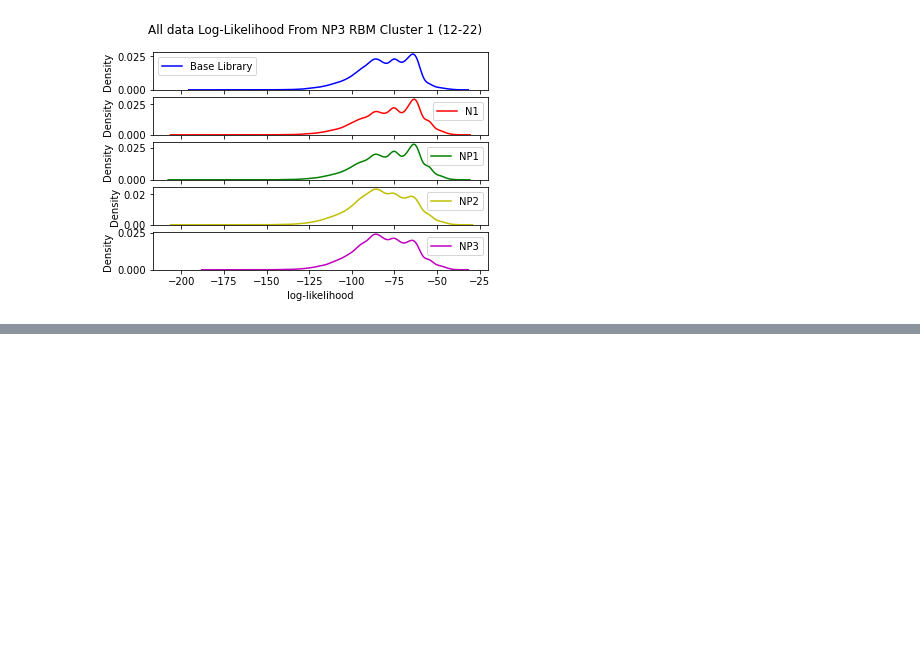
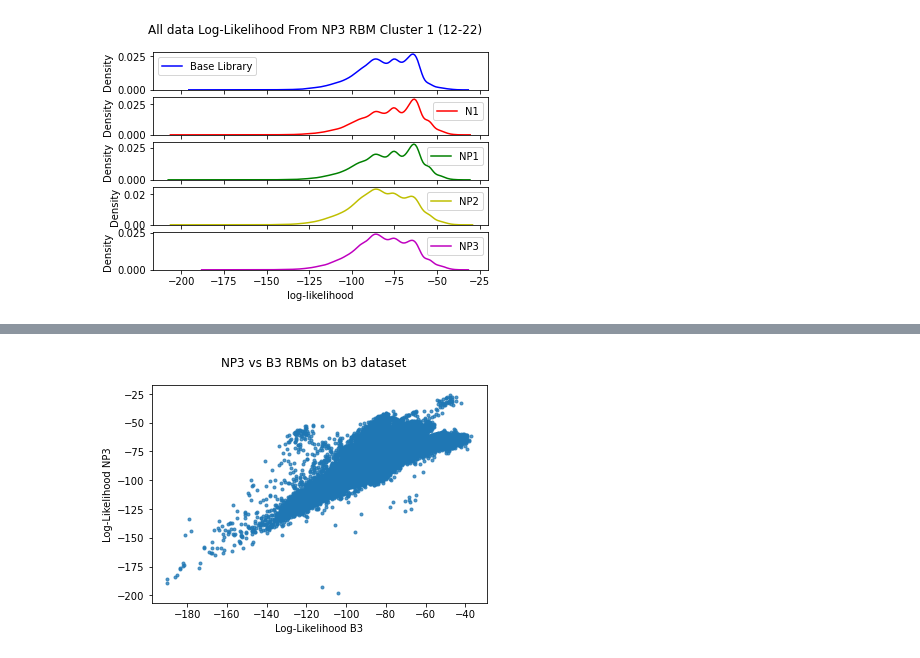
Before and after one commit to Jonahowns/phage_display_ML, a Jupyter notebook: rbm_torch/pig_analysis_c2.ipynb, the cells around one changed output, grey strips where cells are left out. Cells and saved outputs as stored; diff of their text form; code cells hidden in the pictures; blank space fills up the shorter version.

```diff
--- a/rbm_torch/pig_analysis_c2.ipynb
+++ b/rbm_torch/pig_analysis_c2.ipynb
@@ -77,8 +77,8 @@ def count_dist(data_w_counts, title):
 # Likelihoods must be performed on all the same sequences for both rounds
 def compare_likelihood_correlation(likeli1, likeli2, title, rounds):
     fig, axs = plt.subplots(1, 1)
-    axs.scatter(likeli1, likeli2, cmap="plasma")
-    axs.set(xlabel=f"Log-Likelihood {rounds[0]}", ylabel=f"Log-Likelihood {rounds[1]}")
+    axs.scatter(likeli1, likeli2, cmap="plasma", alpha=0.75, marker=".")
+    axs.set(xlabel=f"Log-Likelihood {rounds[1]}", ylabel=f"Log-Likelihood {rounds[0]}")
     fig.suptitle(title)
     plt.show()
 
@@ -182,2 +201,6 @@ plot_likelihoods(np3_likeli, np3_title, np3_xaxis, np3_order, np3_labels, np3_co
+# %%
+compare_likelihood_correlation(np3_likeli["b3_c2"], b3_likeli["b3_c2"], "NP3 vs B3 RBMs on b3 dataset", ["NP3", "B3"])
+# %% [output]
+[figure, added]
 # %%
 compare_likelihood_correlation(np3_likeli["np3_c2"], b3_likeli["np3_c2"], "NP3 vs B3 RBMs on np3 dataset", ["NP3", "B3"])
```
Also changed, not shown: parts of 6 cells of this notebook, 1 other file.
